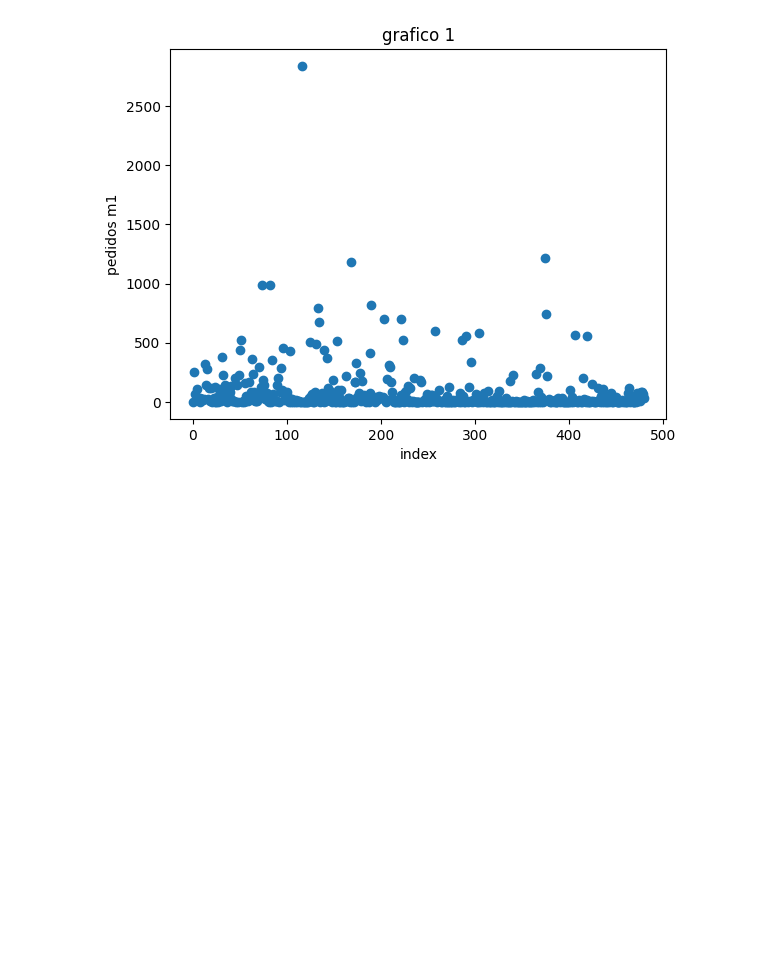
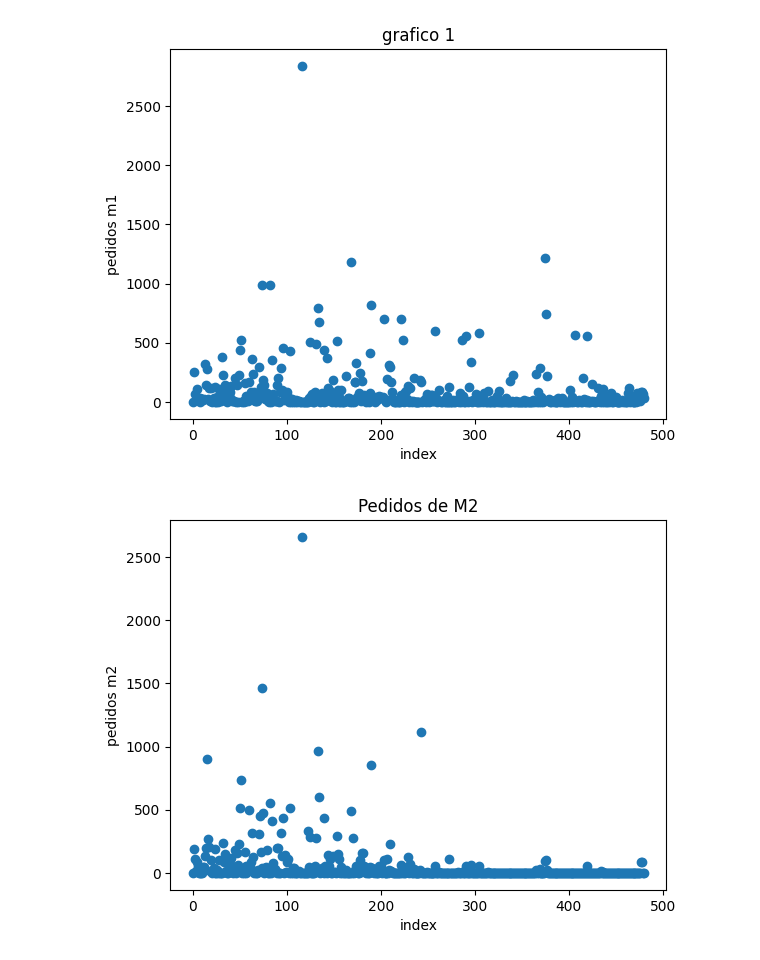
Before and after one commit to canasep/mack_projeto1, a Jupyter notebook: codes/PROJETO_APLICADO_1.ipynb, the cells around one changed output. Cells and saved outputs as stored; diff of their text form; code cells hidden in the pictures; blank space fills up the shorter version.

```diff
--- a/codes/PROJETO_APLICADO_1.ipynb
+++ b/codes/PROJETO_APLICADO_1.ipynb
@@ -64,3 +64,11 @@ md.ylabel('pedidos m1')
 md.show()
 # %% [output]
 [figure]
+# %%
+md.scatter(df.index, df['pedidos_m2'])
+md.title('Pedidos de M2')
+md.xlabel('index')
+md.ylabel('pedidos m2')
+md.show()
+# %% [output]
+[figure, added]
```
Also changed, not shown: parts of 1 cell of this notebook.
